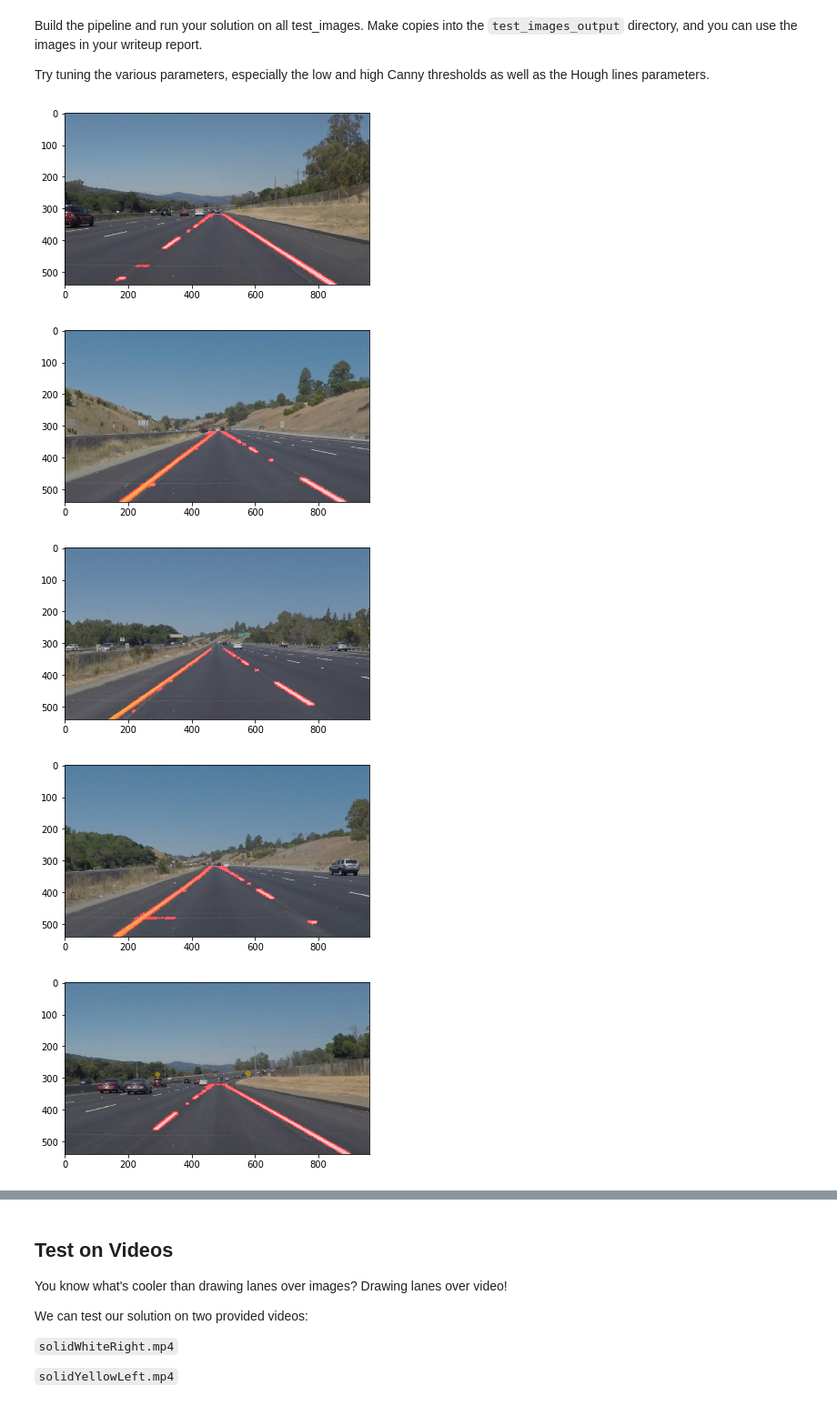
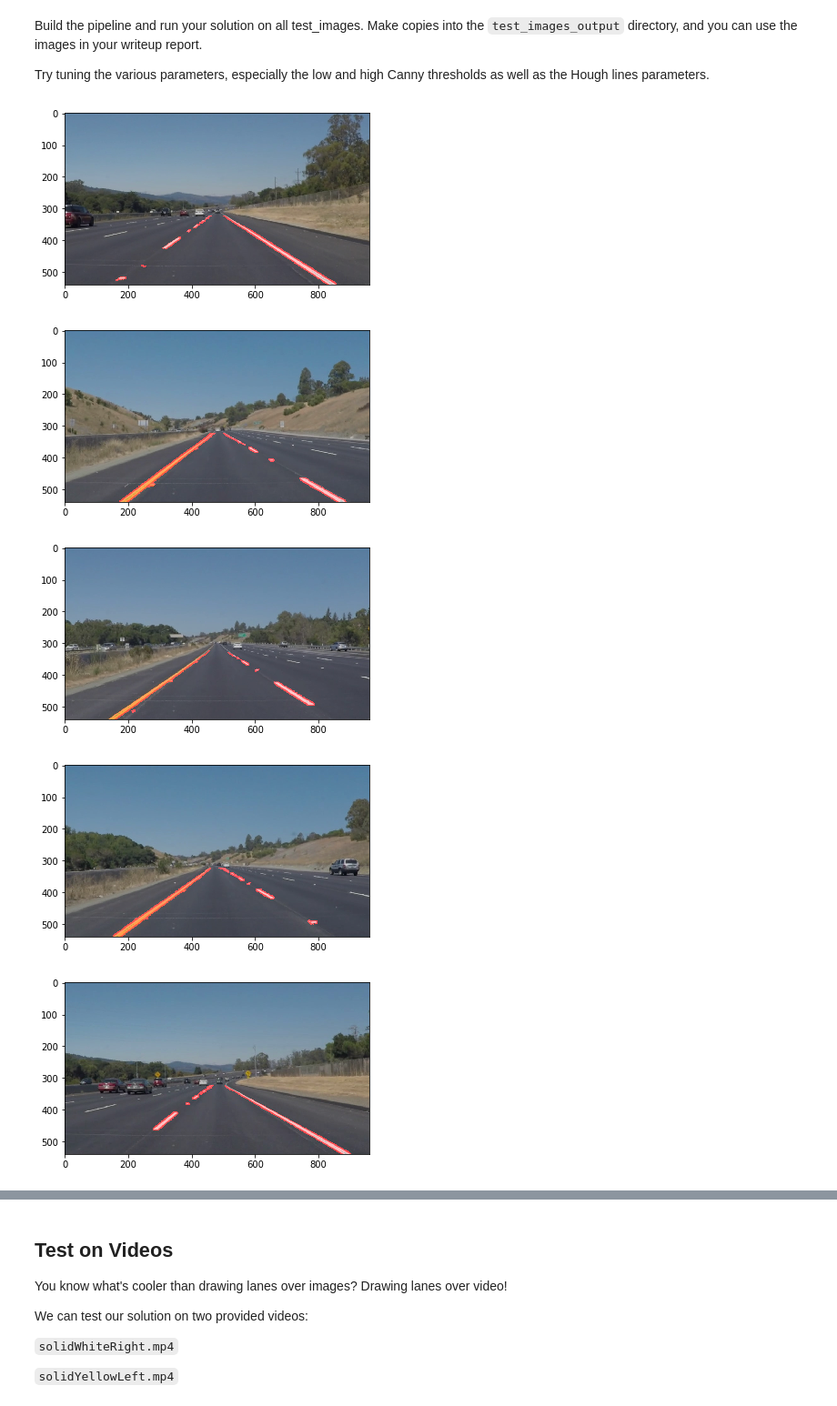
Before and after one commit to rosocz/LaneLines, a Jupyter notebook: P1.ipynb, the cells around one changed output, grey strips where cells are left out. Shown at 91% size. Drawn from its saved outputs; the diff is of its cells as text; code cells hidden in the pictures.

```diff
--- a/P1.ipynb
+++ b/P1.ipynb
@@ -195,42 +195,42 @@ Try tuning the various parameters, especially the low and high Canny thresholds
 # %%
 def preprocessing(image):
     gray_image = grayscale(image)
-    cany_image = canny(gray_image, 10, 175)
+    cany_image = canny(gray_image, 50, 175)
     return gaussian_blur(cany_image, 5)
 
 def cut_image(image):
     imshape = image.shape
     vertices = np.array(
                         [
                             [
                                 (imshape[1]*0.145,imshape[0]),
-                                (imshape[1]*0.477,imshape[0]*0.59),
-                                (imshape[1]*0.525,imshape[0]*0.59),
+                                (imshape[1]*0.477,imshape[0]*0.6),
+                                (imshape[1]*0.525,imshape[0]*0.6),
                                 (imshape[1]*0.95,imshape[0])
                             ]
                         ]
         , dtype=np.int32)
 
     return region_of_interest(image, vertices)
 
 def line_detection(image):
     return hough_lines(image, 2, np.pi/180, 5, 6, 5)
 
 for image_name in os.listdir("test_images/"):
     image = mpimg.imread('test_images/'+image_name)
     line_image = np.copy(image)
 
     hough_image = line_detection(
                         cut_image(
                             preprocessing(line_image)
                         )
                     )
 
     plt.figure()
     plt.imshow(weighted_img(hough_image, line_image))
 # %% [output]
-[figure, old version]
+[figure, new version]
 [figure]
 [figure]
-[figure, old version]
+[figure, new version]
 [figure]
```
Also changed, not shown: parts of 4 cells of this notebook, 1 other file.
